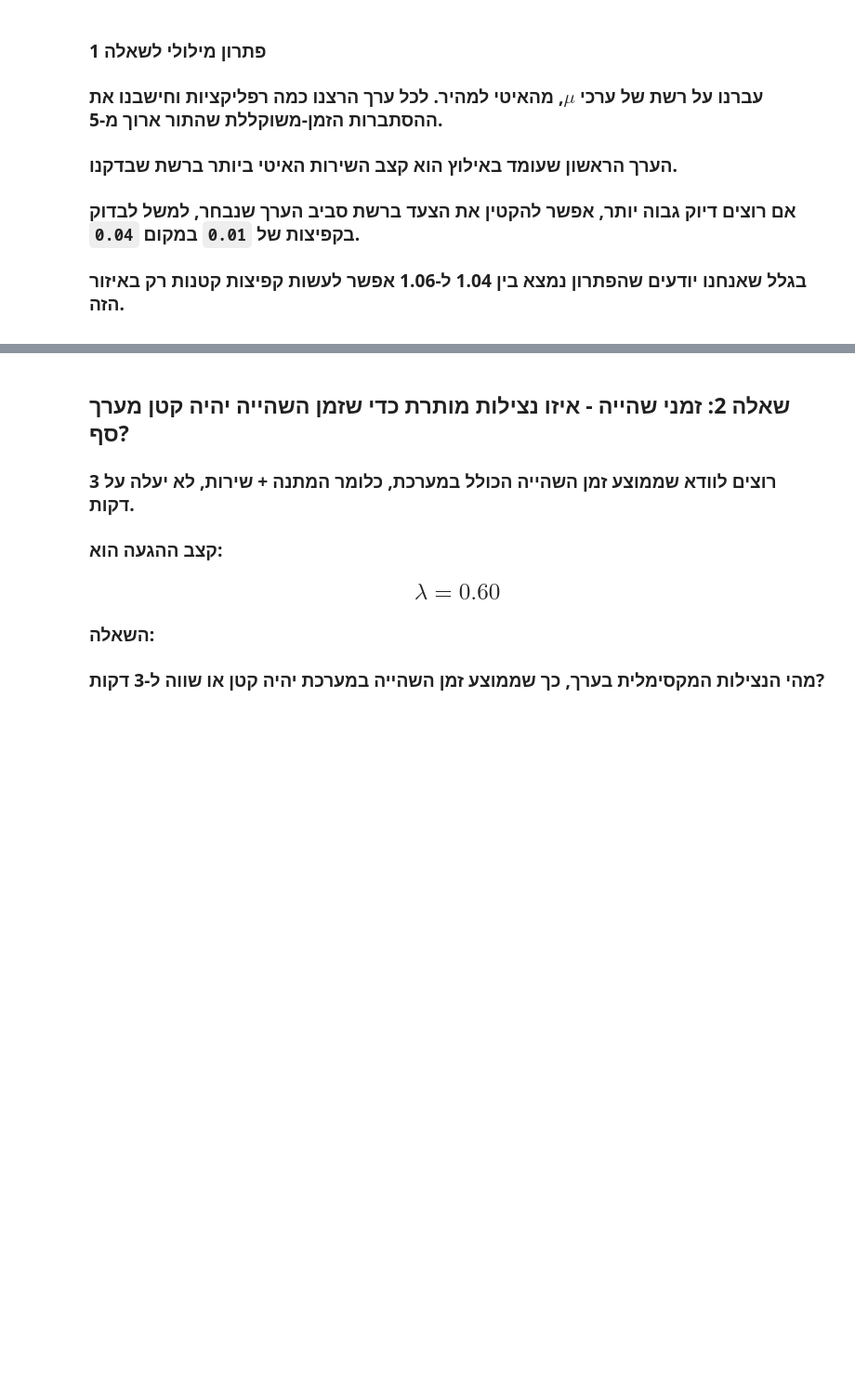
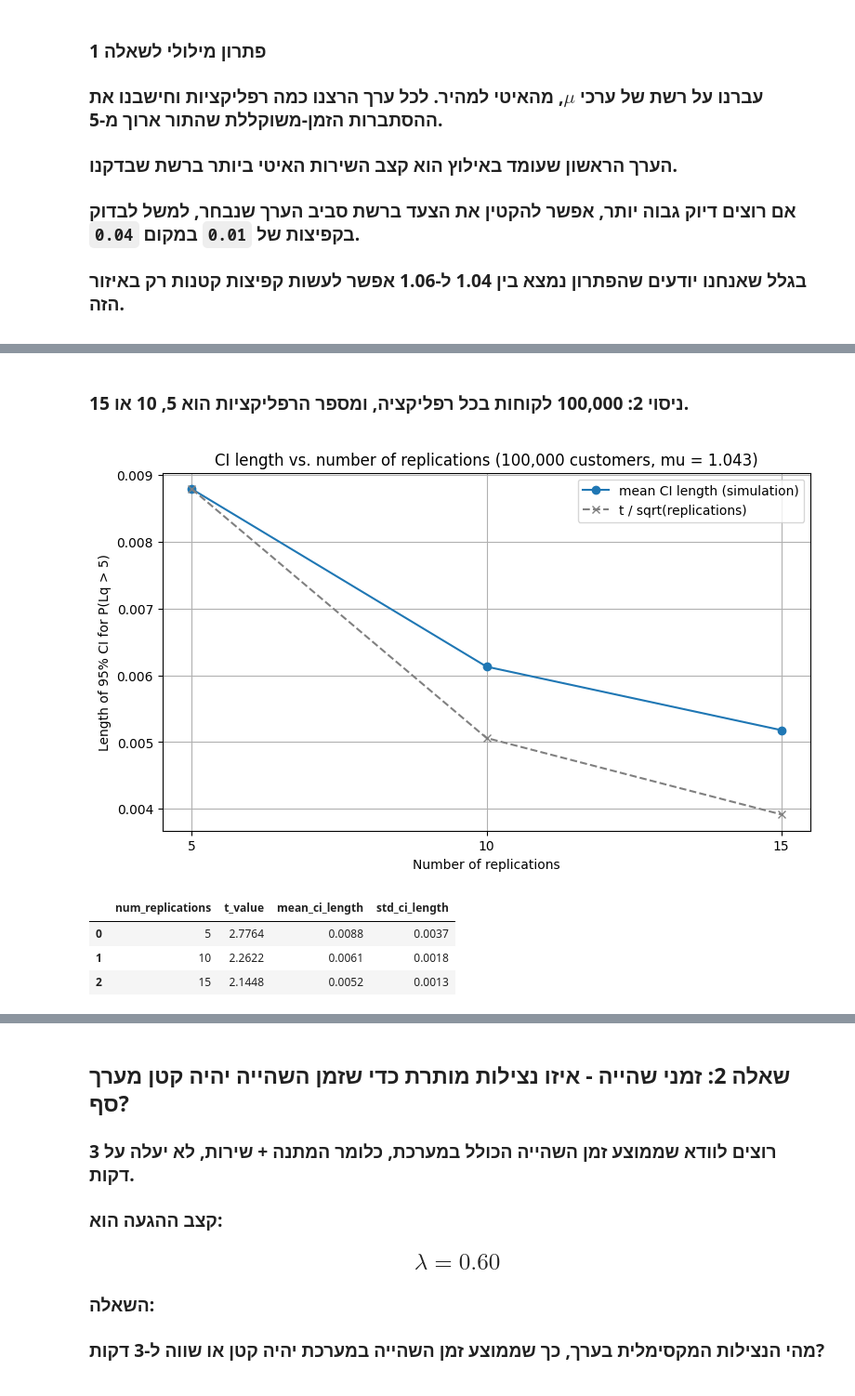
Before and after one commit to eliransher/sim_course, a Jupyter notebook: class_exersize/5_queue_analysis.ipynb, the cells around one changed output, grey strips where cells are left out. Shown at 93% size. Drawn from its saved outputs; the diff is of its cells as text; code cells hidden in the pictures; blank space fills up the shorter version.

```diff
--- a/class_exersize/5_queue_analysis.ipynb
+++ b/class_exersize/5_queue_analysis.ipynb
@@ -449,0 +544,53 @@ question_1_refined_df
+# %% [markdown]
+<div dir="rtl">
+
+### ניסוי 2: 100,000 לקוחות בכל רפליקציה, ומספר הרפליקציות הוא 5, 10 או 15.
+
+</div>
+# %%
+# CI length as a function of the number of replications, with 100,000 customers.
+rng = np.random.default_rng(50_000)
+num_replications_grid = [5, 10, 15]
+
+ci_length_vs_replications = []
+for num_replications in num_replications_grid:
+    lengths = [
+        ci_length_p_queue_above_threshold(service_rate_ci, 100_000, num_replications, rng)
+        for experiment in range(num_experiments)
+    ]
+    ci_length_vs_replications.append({
+        'num_replications': num_replications,
+        't_value': float(stats.t.ppf(0.975, df=num_replications - 1)),
+        'mean_ci_length': float(np.mean(lengths)),
+        'std_ci_length': float(np.std(lengths, ddof=1)),
+    })
+
+ci_length_vs_replications_df = pd.DataFrame(ci_length_vs_replications)
+
+# Reference curve: the CI length should shrink like t_(0.975, R-1) / sqrt(R).
+reference_r = np.array(num_replications_grid)
+reference_shape = stats.t.ppf(0.975, df=reference_r - 1) / np.sqrt(reference_r)
+reference_length = ci_length_vs_replications_df['mean_ci_length'].iloc[0] * reference_shape / reference_shape[0]
+
+plt.figure()
+plt.plot(
+    ci_length_vs_replications_df['num_replications'],
+    ci_length_vs_replications_df['mean_ci_length'],
+    marker='o',
+    label='mean CI length (simulation)',
+)
+plt.plot(reference_r, reference_length, color='gray', linestyle='--', marker='x', label='t / sqrt(replications)')
+plt.legend()
+plt.xticks(num_replications_grid)
+plt.xlabel('Number of replications')
+plt.ylabel('Length of 95% CI for P(Lq > 5)')
+plt.title(f'CI length vs. number of replications (100,000 customers, mu = {service_rate_ci})')
+plt.show()
+
+ci_length_vs_replications_df.round(4)
+# %% [output]
+[figure, added]
+|  | num_replications | t_value | mean_ci_length | std_ci_length |
+| 0 | 5 | 2.7764 | 0.0088 | 0.0037 |
+| 1 | 10 | 2.2622 | 0.0061 | 0.0018 |
+| 2 | 15 | 2.1448 | 0.0052 | 0.0013 |
```
Also changed, not shown: parts of 8 cells of this notebook, 2 other files.
